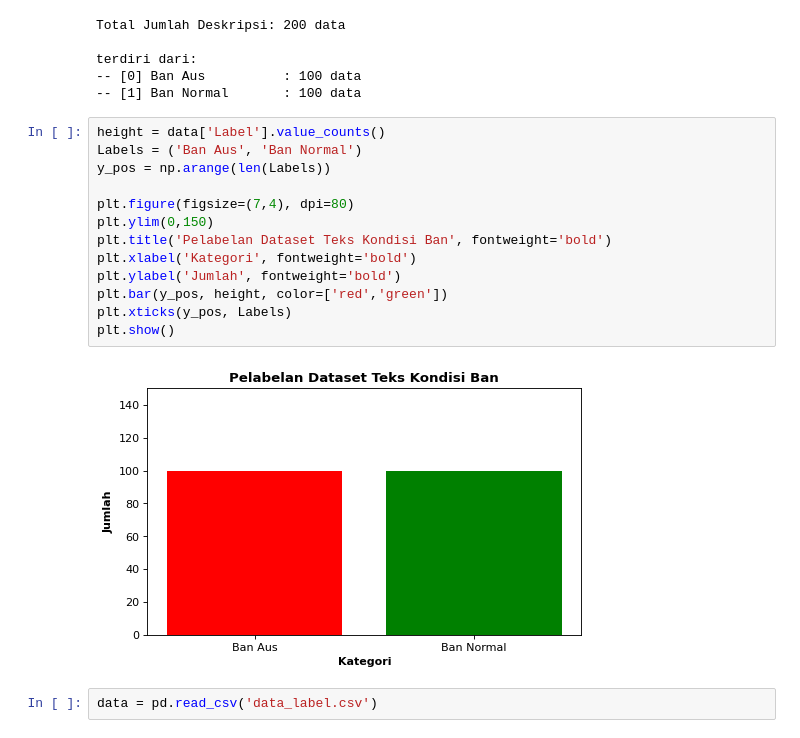
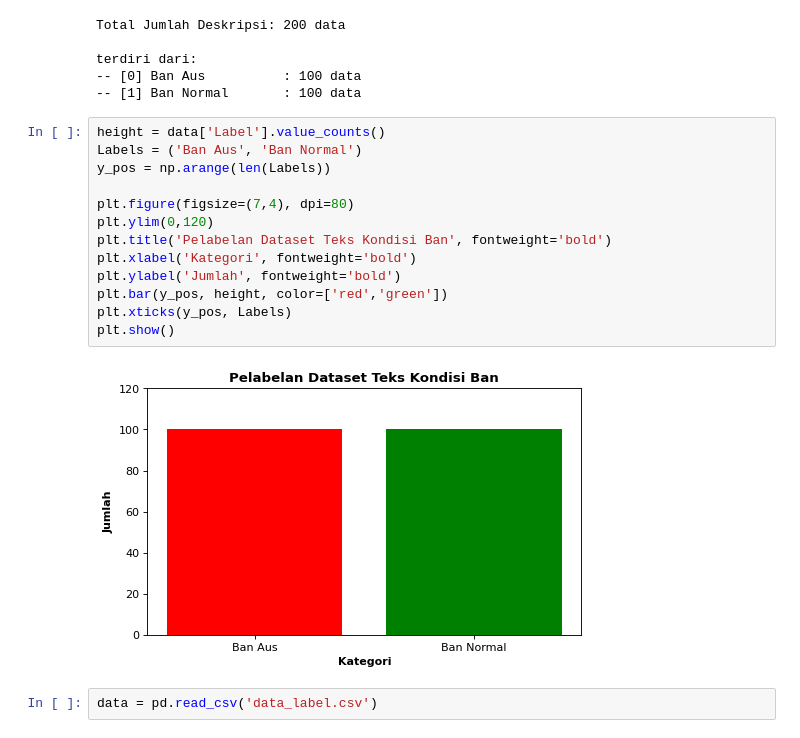
Before and after one commit to zainulabidiinn/Klasifikasi-Teks-Ngukurban, a Jupyter notebook: bdaklasifikasiteksfinal.ipynb, the cells around one changed output. Cells and saved outputs as stored; diff of their text form.

```diff
--- a/bdaklasifikasiteksfinal.ipynb
+++ b/bdaklasifikasiteksfinal.ipynb
@@ -798,18 +800,18 @@ terdiri dari:
 # %%
 height = data['Label'].value_counts()
 Labels = ('Ban Aus', 'Ban Normal')
 y_pos = np.arange(len(Labels))
 
 plt.figure(figsize=(7,4), dpi=80)
-plt.ylim(0,150)
+plt.ylim(0,120)
 plt.title('Pelabelan Dataset Teks Kondisi Ban', fontweight='bold')
 plt.xlabel('Kategori', fontweight='bold')
 plt.ylabel('Jumlah', fontweight='bold')
 plt.bar(y_pos, height, color=['red','green'])
 plt.xticks(y_pos, Labels)
 plt.show()
 # %% [output]
-[figure, old version]
+[figure, new version]
 # %%
 data = pd.read_csv('data_label.csv')
 # %%
```
Also changed, not shown: parts of 55 cells of this notebook, 1 other file.
